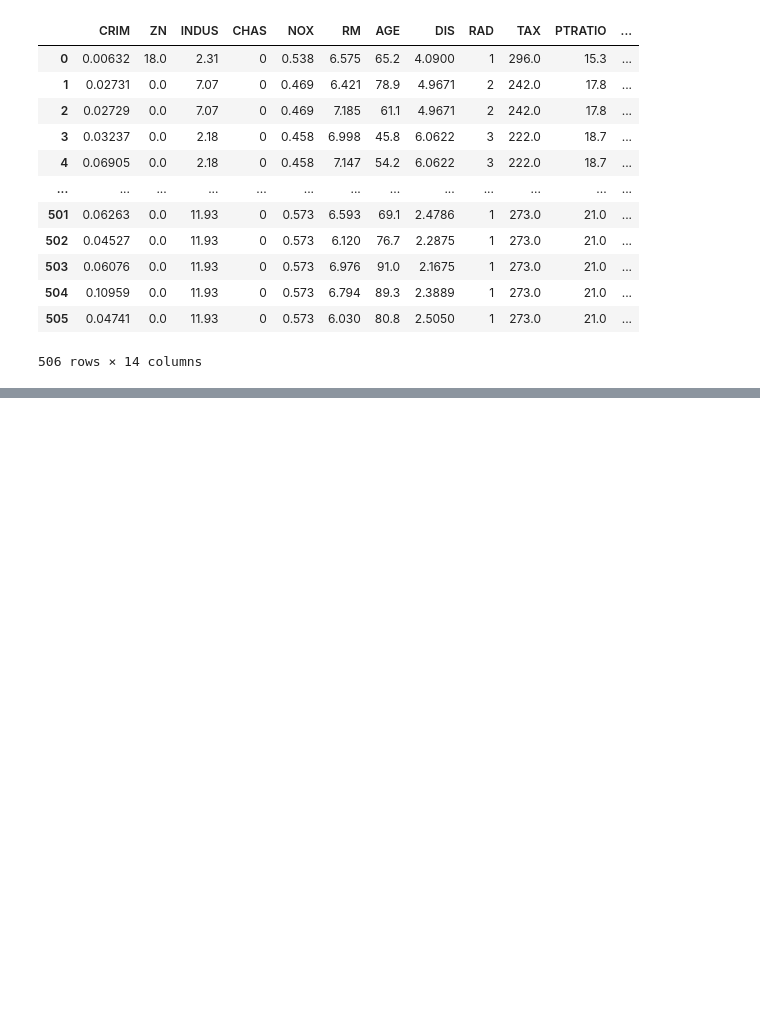
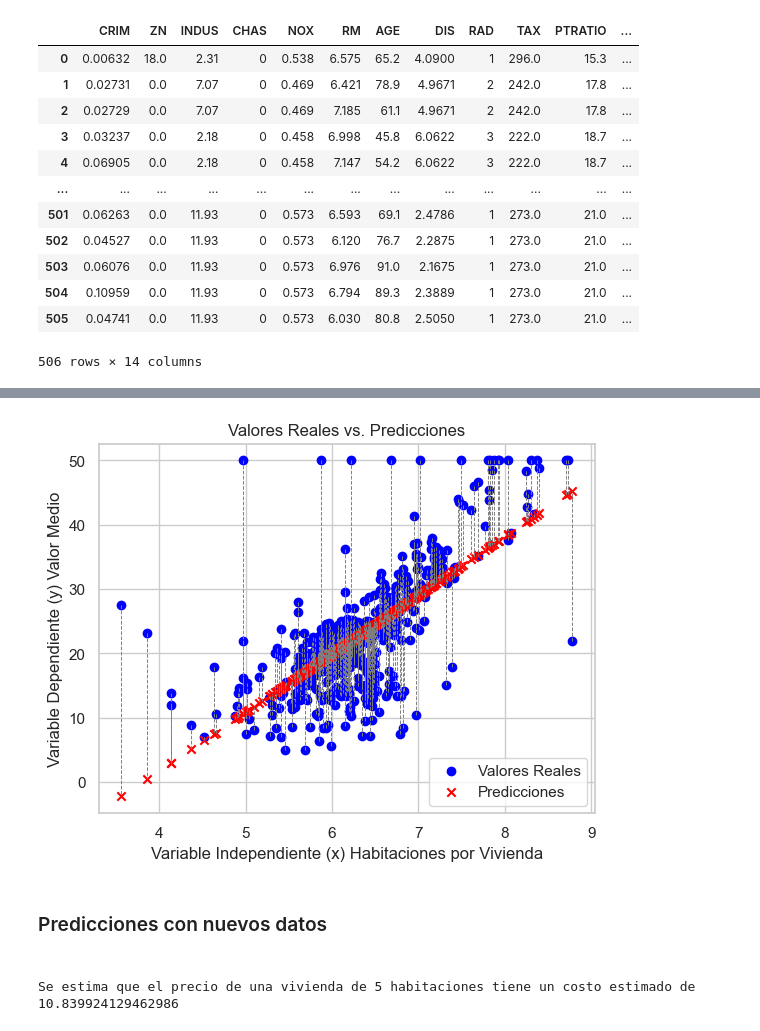
Before and after one commit to GerardoMayel/regresiones, a Jupyter notebook: regresion_lineal.ipynb, the cells around one changed output, grey strips where cells are left out. Cells and saved outputs as stored; diff of their text form; code cells hidden in the pictures; blank space fills up the shorter version.

```diff
--- a/regresion_lineal.ipynb
+++ b/regresion_lineal.ipynb
@@ -46,0 +106,30 @@ sns.pairplot(df[cols], )
+# %%
+# Crear un scatter plot para las variables originales (x, y)
+plt.scatter(X.values, y.values, color='blue', label='Valores Reales')
+
+# Crear un scatter plot para las predicciones (x, y_pred)
+plt.scatter(X.values, y_pred_original_scale, color='red', marker='x', label='Predicciones')
+
+# Dibujar una línea que conecta los valores reales y las predicciones para cada punto en x
+for xi, yi, ypi in zip(X.values, y.values, y_pred_original_scale):
+    plt.plot([xi, xi], [yi, ypi], color='gray', linestyle='--', linewidth=0.7)
+
+# Configuraciones adicionales y mostrar el gráfico
+plt.title('Valores Reales vs. Predicciones')
+plt.xlabel('Variable Independiente (x) Habitaciones por Vivienda')
+plt.ylabel('Variable Dependiente (y) Valor Medio')
+plt.legend()
+plt.grid(True)
+plt.show()
+# %% [output]
+[figure, added]
+# %% [markdown]
+<h3>Predicciones con nuevos datos<h3>
+# %%
+num_habitaciones = 5
+num_habitaciones_std = sc_x.transform(pd.DataFrame([num_habitaciones], columns=['RM']))
+y_indiv_pred_std = slr.predict(num_habitaciones_std)
+y_indiv_pred = sc_y.inverse_transform(y_indiv_pred_std)
+print(f'''Se estima que el precio de una vivienda de 5 habitaciones tiene un costo estimado de {y_indiv_pred[0][0]}''')
+# %% [output]
+Se estima que el precio de una vivienda de 5 habitaciones tiene un costo estimado de 10.839924129462986
```
Also changed, not shown: parts of 9 cells of this notebook.
